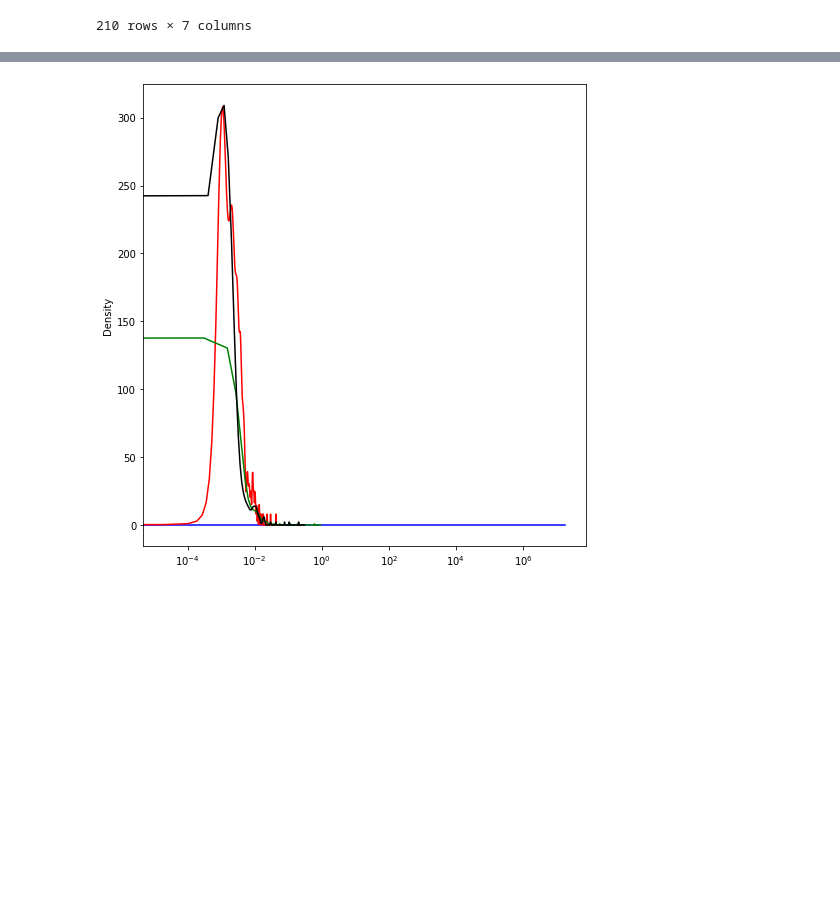
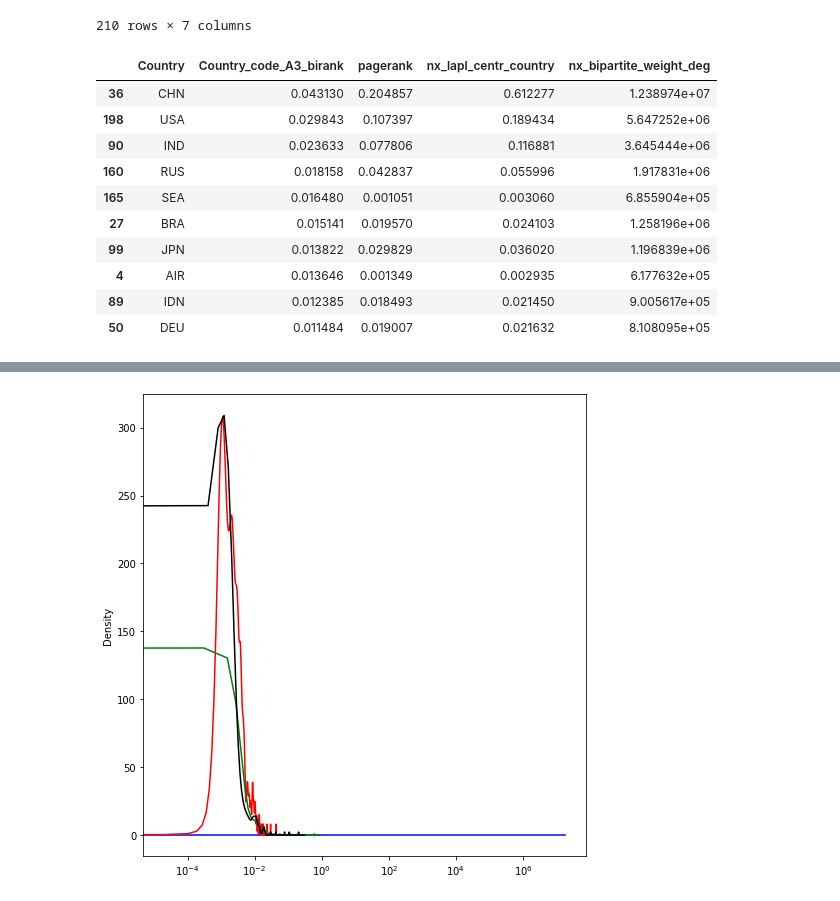
Before and after one commit to Salvadana/NetworkAnalysisProject, a Jupyter notebook: Networks/Networks.ipynb, the cells around one changed output, grey strips where cells are left out. Drawn from its saved outputs; the diff is of its cells as text; code cells hidden in the pictures; blank space fills up the shorter version.

Commit message:
rankings

```diff
--- a/Networks/Networks.ipynb
+++ b/Networks/Networks.ipynb
@@ -126,3 +126,19 @@ result
 | 208 | 208 | ZMB | 0.003004 | 208 | 0.001368 | 6.669854e-04 | ... |
 | 209 | 209 | ZWE | 0.003262 | 209 | 0.001635 | 9.407712e-04 | ... |
 210 rows × 7 columns
+# %%
+rankings2019=result.drop(columns=['Unnamed: 0_x','Unnamed: 0_y']).sort_values(by="Country_code_A3_birank", ascending=False).head(n=10)
+rankings2019.to_csv('../csv/rankings2019.csv')
+rankings2019
+# %% [output]
+|  | Country | Country_code_A3_birank | pagerank | nx_lapl_centr_country | nx_bipartite_weight_deg |
+| 36 | CHN | 0.043130 | 0.204857 | 0.612277 | 1.238974e+07 |
+| 198 | USA | 0.029843 | 0.107397 | 0.189434 | 5.647252e+06 |
+| 90 | IND | 0.023633 | 0.077806 | 0.116881 | 3.645444e+06 |
+| 160 | RUS | 0.018158 | 0.042837 | 0.055996 | 1.917831e+06 |
+| 165 | SEA | 0.016480 | 0.001051 | 0.003060 | 6.855904e+05 |
+| 27 | BRA | 0.015141 | 0.019570 | 0.024103 | 1.258196e+06 |
+| 99 | JPN | 0.013822 | 0.029829 | 0.036020 | 1.196839e+06 |
+| 4 | AIR | 0.013646 | 0.001349 | 0.002935 | 6.177632e+05 |
+| 89 | IDN | 0.012385 | 0.018493 | 0.021450 | 9.005617e+05 |
+| 50 | DEU | 0.011484 | 0.019007 | 0.021632 | 8.108095e+05 |
```
Also changed, not shown: parts of 5 cells of this notebook, 16 other files.
